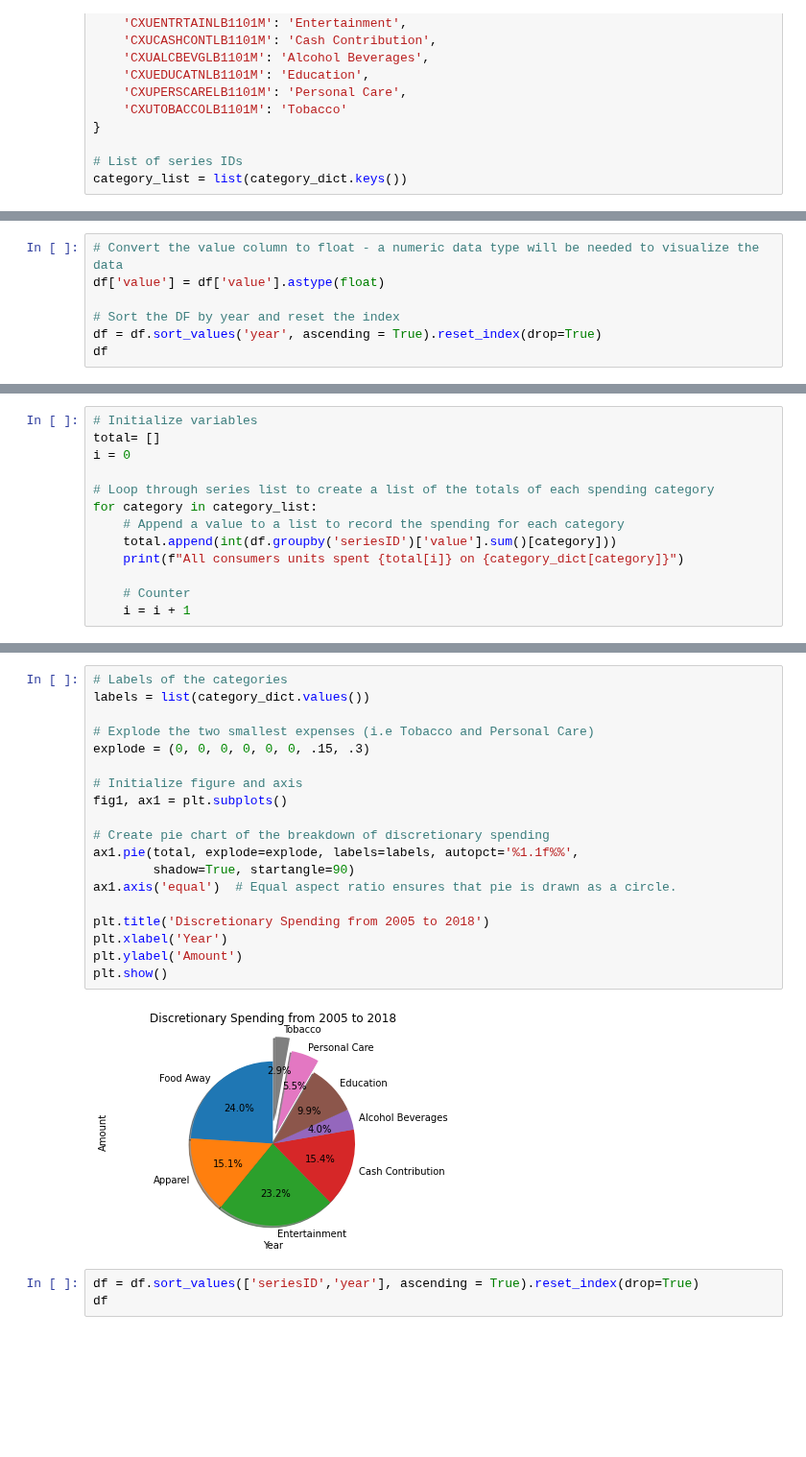
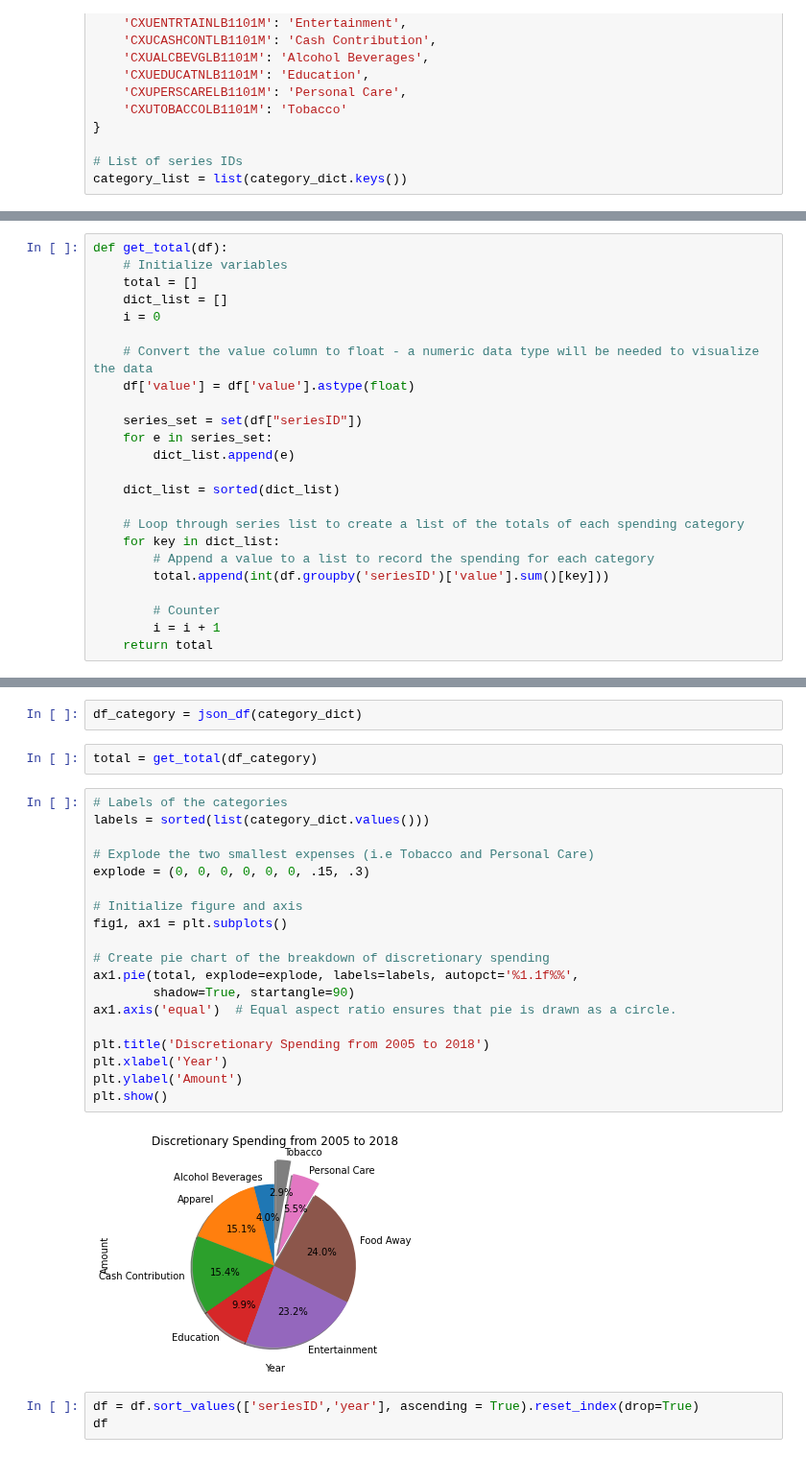
Before and after one commit to joshcoronel/discretionary-spending, a Jupyter notebook: Project_1_Working.ipynb, the cells around one changed output, grey strips where cells are left out. Shown at 96% size. Saved outputs shown, nothing was run; the diff lists cells and outputs as text; blank space fills up the shorter version.

```diff
--- a/Project_1_Working.ipynb
+++ b/Project_1_Working.ipynb
@@ -85,7 +56,0 @@ dtype: object
-# %%
-# Convert the value column to float - a numeric data type will be needed to visualize the data
-df['value'] = df['value'].astype(float)
-
-# Sort the DF by year and reset the index
-df = df.sort_values('year', ascending = True).reset_index(drop=True)
-df
@@ -106,13 +57,24 @@ df
 # %%
-# Initialize variables
-total= []
-i = 0
+def get_total(df):
+    # Initialize variables
+    total = []
+    dict_list = []
+    i = 0
 
-# Loop through series list to create a list of the totals of each spending category
-for category in category_list:
-    # Append a value to a list to record the spending for each category
-    total.append(int(df.groupby('seriesID')['value'].sum()[category]))
-    print(f"All consumers units spent {total[i]} on {category_dict[category]}")
+    # Convert the value column to float - a numeric data type will be needed to visualize the data
+    df['value'] = df['value'].astype(float)
 
-    # Counter
-    i = i + 1
+    series_set = set(df["seriesID"])
+    for e in series_set:
+        dict_list.append(e)
+
+    dict_list = sorted(dict_list)
+
+    # Loop through series list to create a list of the totals of each spending category
+    for key in dict_list:
+        # Append a value to a list to record the spending for each category
+        total.append(int(df.groupby('seriesID')['value'].sum()[key]))
+
+        # Counter
+        i = i + 1
+    return total
@@ -139,24 +81,28 @@ list(category_dict.values())
+# %%
+df_category = json_df(category_dict)
+# %%
+total = get_total(df_category)
 # %%
 # Labels of the categories
-labels = list(category_dict.values())
+labels = sorted(list(category_dict.values()))
 
 # Explode the two smallest expenses (i.e Tobacco and Personal Care)
 explode = (0, 0, 0, 0, 0, 0, .15, .3)
 
 # Initialize figure and axis
 fig1, ax1 = plt.subplots()
 
 # Create pie chart of the breakdown of discretionary spending
 ax1.pie(total, explode=explode, labels=labels, autopct='%1.1f%%',
         shadow=True, startangle=90)
 ax1.axis('equal')  # Equal aspect ratio ensures that pie is drawn as a circle.
 
 plt.title('Discretionary Spending from 2005 to 2018')
 plt.xlabel('Year')
 plt.ylabel('Amount')
 plt.show()
 # %% [output]
-[figure, old version]
+[figure, new version]
 # %%
 df = df.sort_values(['seriesID','year'], ascending = True).reset_index(drop=True)
 df
```
Also changed, not shown: parts of 7 cells of this notebook.
